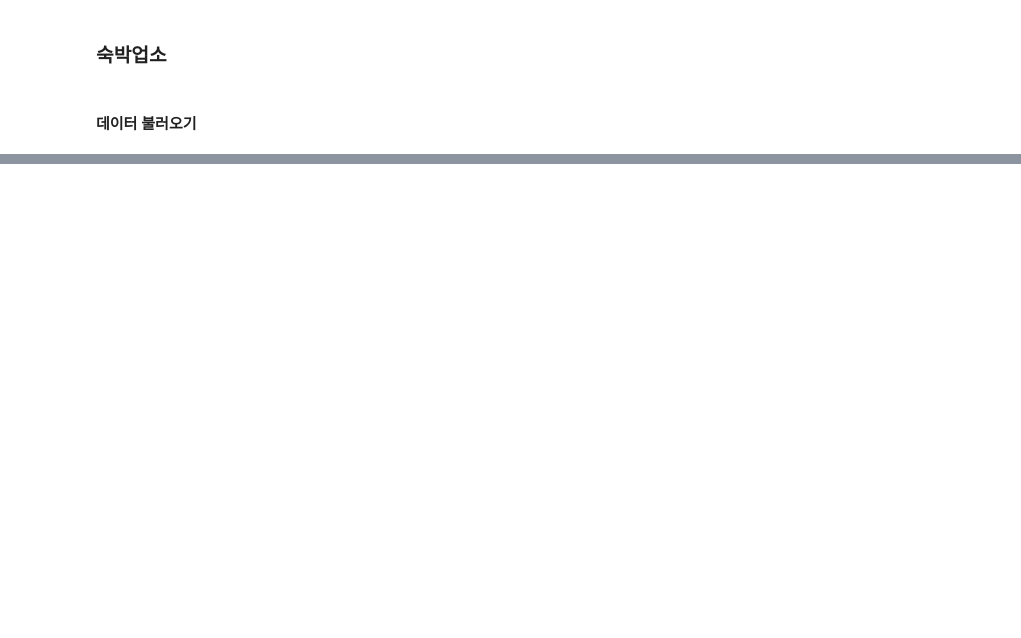
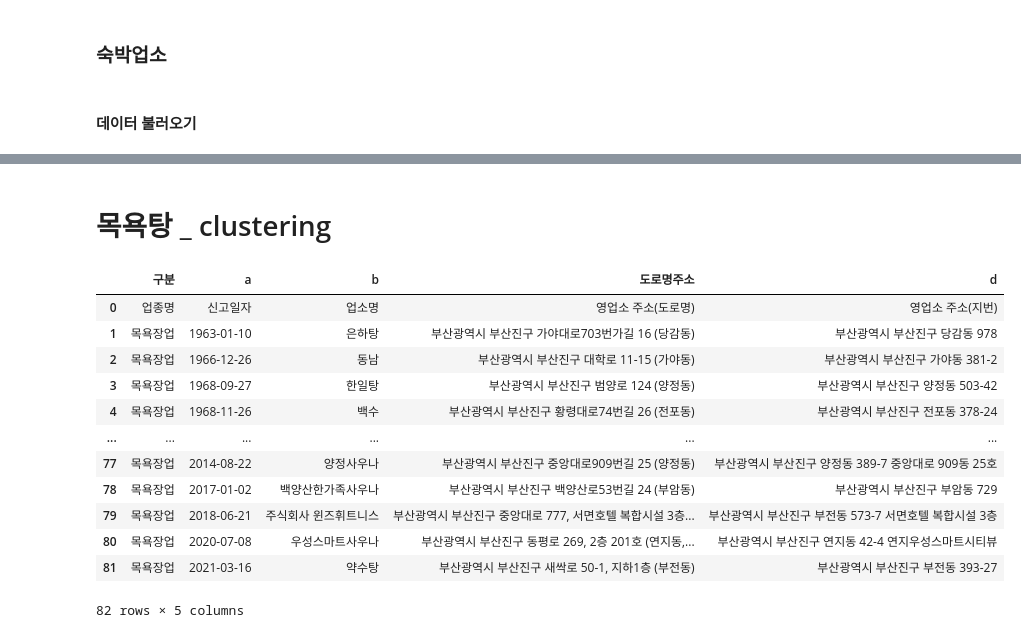
Before and after one commit to Hu-GE2022/artData, a Jupyter notebook: Clustering.ipynb, the cells around one changed output, grey strips where cells are left out. Drawn from its saved outputs; the diff is of its cells as text; code cells hidden in the pictures; blank space fills up the shorter version.

Commit message:
clustering update

```diff
--- a/Clustering.ipynb
+++ b/Clustering.ipynb
@@ -268,0 +340,19 @@ map
+# %% [markdown]
+# 목욕탕 _ clustering
+# %%
+d = pd.read_csv('/localRepository/artData/data/busan_bath.csv', names = ['구분','a','b','도로명주소','d'])
+d
+# %% [output]
+|  | 구분 | a | b | 도로명주소 | d |
+| 0 | 업종명 | 신고일자 | 업소명 | 영업소 주소(도로명) | 영업소 주소(지번) |
+| 1 | 목욕장업 | 1963-01-10 | 은하탕 | 부산광역시 부산진구 가야대로703번가길 16 (당감동) | 부산광역시 부산진구 당감동 978 |
+| 2 | 목욕장업 | 1966-12-26 | 동남 | 부산광역시 부산진구 대학로 11-15 (가야동) | 부산광역시 부산진구 가야동 381-2 |
+| 3 | 목욕장업 | 1968-09-27 | 한일탕 | 부산광역시 부산진구 범양로 124 (양정동) | 부산광역시 부산진구 양정동 503-42 |
+| 4 | 목욕장업 | 1968-11-26 | 백수 | 부산광역시 부산진구 황령대로74번길 26 (전포동) | 부산광역시 부산진구 전포동 378-24 |
+| ... | ... | ... | ... | ... | ... |
+| 77 | 목욕장업 | 2014-08-22 | 양정사우나 | 부산광역시 부산진구 중앙대로909번길 25 (양정동) | 부산광역시 부산진구 양정동 389-7 중앙대로 909동 25호 |
+| 78 | 목욕장업 | 2017-01-02 | 백양산한가족사우나 | 부산광역시 부산진구 백양산로53번길 24 (부암동) | 부산광역시 부산진구 부암동 729 |
+| 79 | 목욕장업 | 2018-06-21 | 주식회사 윈즈휘트니스 | 부산광역시 부산진구 중앙대로 777, 서면호텔 복합시설 3층... | 부산광역시 부산진구 부전동 573-7 서면호텔 복합시설 3층 |
+| 80 | 목욕장업 | 2020-07-08 | 우성스마트사우나 | 부산광역시 부산진구 동평로 269, 2층 201호 (연지동,... | 부산광역시 부산진구 연지동 42-4 연지우성스마트시티뷰 |
+| 81 | 목욕장업 | 2021-03-16 | 약수탕 | 부산광역시 부산진구 새싹로 50-1, 지하1층 (부전동) | 부산광역시 부산진구 부전동 393-27 |
+82 rows × 5 columns
```
Also changed, not shown: parts of 36 cells of this notebook.
